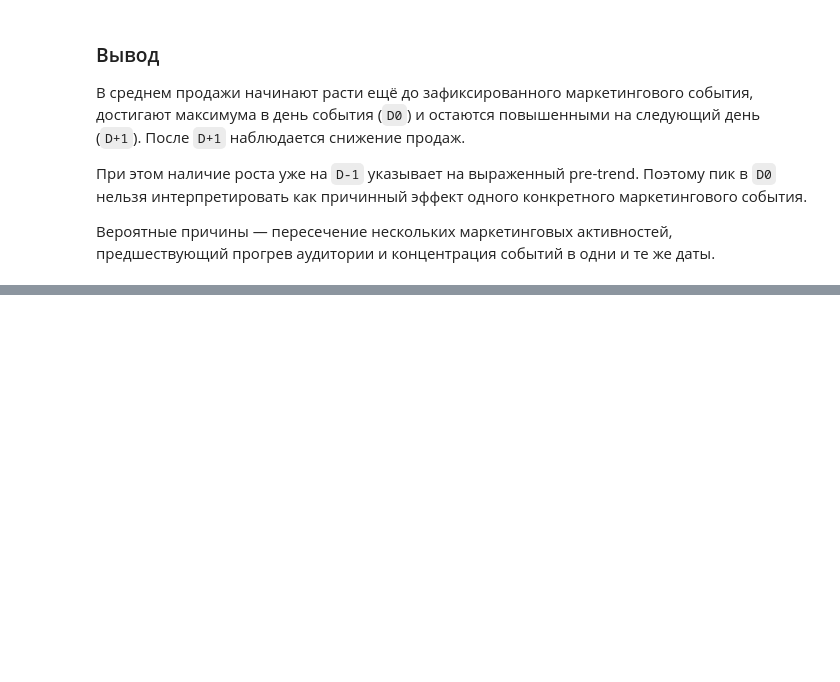
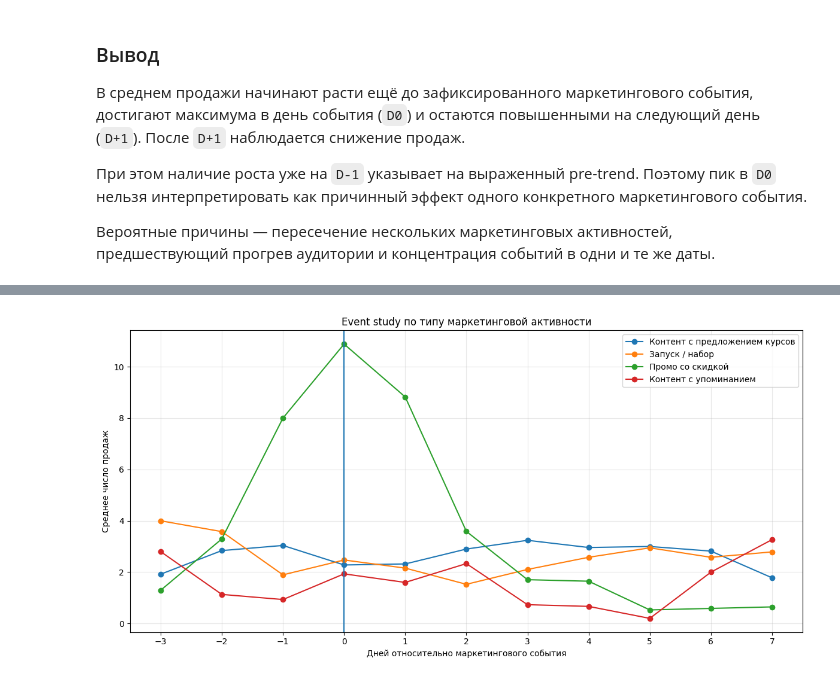
Before and after one commit to perchii/hackathon-postupashki, a Jupyter notebook: notebooks/marketing_sales_analysis.ipynb, the cells around one changed output, grey strips where cells are left out. Saved outputs shown, nothing was run; the diff lists cells and outputs as text; code cells hidden in the pictures; blank space fills up the shorter version.

```diff
--- a/notebooks/marketing_sales_analysis.ipynb
+++ b/notebooks/marketing_sales_analysis.ipynb
@@ -1042,0 +1236,11 @@ plt.show()
+# %%
+activity_counts = (
+    event_study_activity_clean[
+        ["event_date", "candidate_course", "activity_types"]
+    ]
+    .drop_duplicates()
+    ["activity_types"]
+    .value_counts()
+)
+
+activity_counts
@@ -1042,0 +1256,35 @@ plt.show()
+# %%
+valid_activities = activity_counts[
+    activity_counts >= 5
+].index
+
+plot_activity = activity_event_study[
+    activity_event_study["activity_types"].isin(valid_activities)
+]
+# %%
+plt.figure(figsize=(12, 6))
+
+for activity in valid_activities:
+    subset = plot_activity[
+        plot_activity["activity_types"] == activity
+    ]
+
+    plt.plot(
+        subset["lag"],
+        subset["avg_transactions"],
+        marker="o",
+        label=activity
+    )
+
+plt.axvline(0)
+plt.title("Event study по типу маркетинговой активности")
+plt.xlabel("Дней относительно маркетингового события")
+plt.ylabel("Среднее число продаж")
+plt.xticks(range(-3, 8))
+plt.legend()
+plt.grid(alpha=0.3)
+
+plt.tight_layout()
+plt.show()
+# %% [output]
+[figure, added]
```
Also changed, not shown: parts of 41 cells of this notebook, 1 other file.
